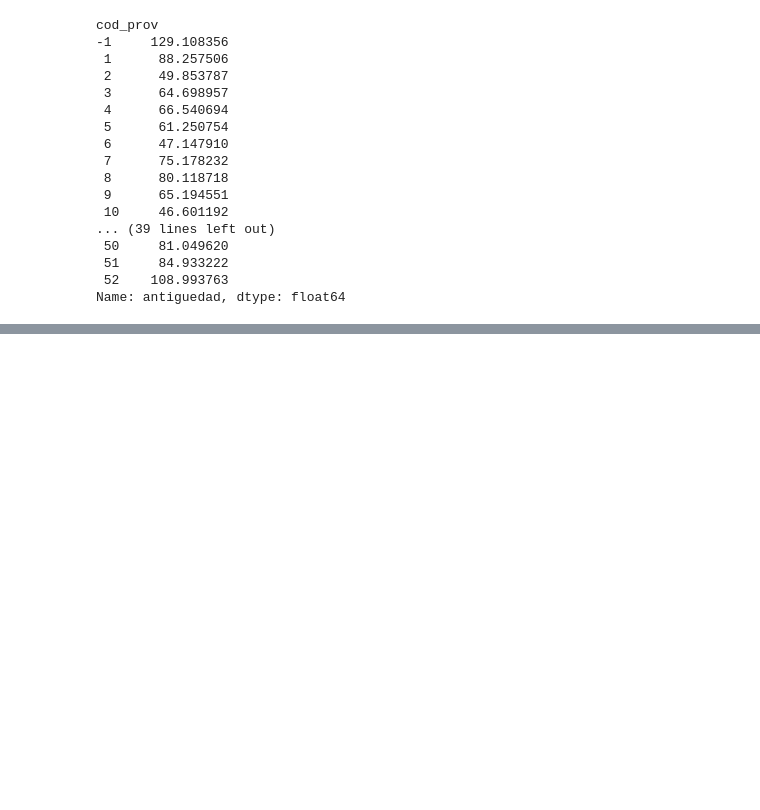
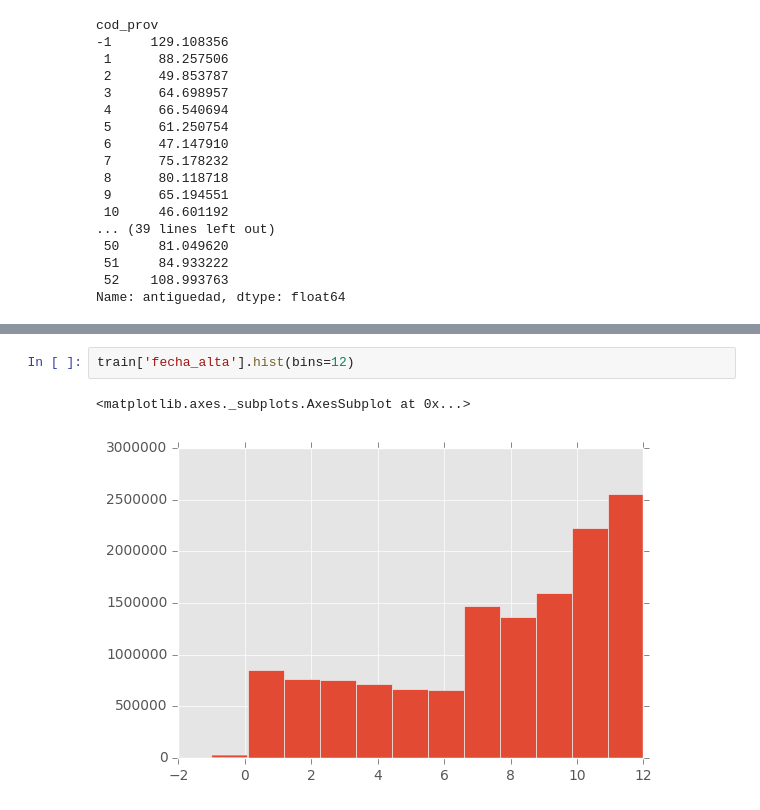
Before and after one commit to MedAlyH/Santander-Product-Recommendation, a Jupyter notebook: notebook/EDA.ipynb, the cells around one changed output, grey strips where cells are left out. Saved outputs shown, nothing was run; the diff lists cells and outputs as text; blank space fills up the shorter version.

```diff
--- a/notebook/EDA.ipynb
+++ b/notebook/EDA.ipynb
@@ -146,0 +230,5 @@ plt.xlim(-2, 100)
+# %%
+train['fecha_alta'].hist(bins=12)
+# %% [output]
+<matplotlib.axes._subplots.AxesSubplot at 0x...>
+[figure, added]
```
Also changed, not shown: parts of 10 cells of this notebook, 6 other files.
